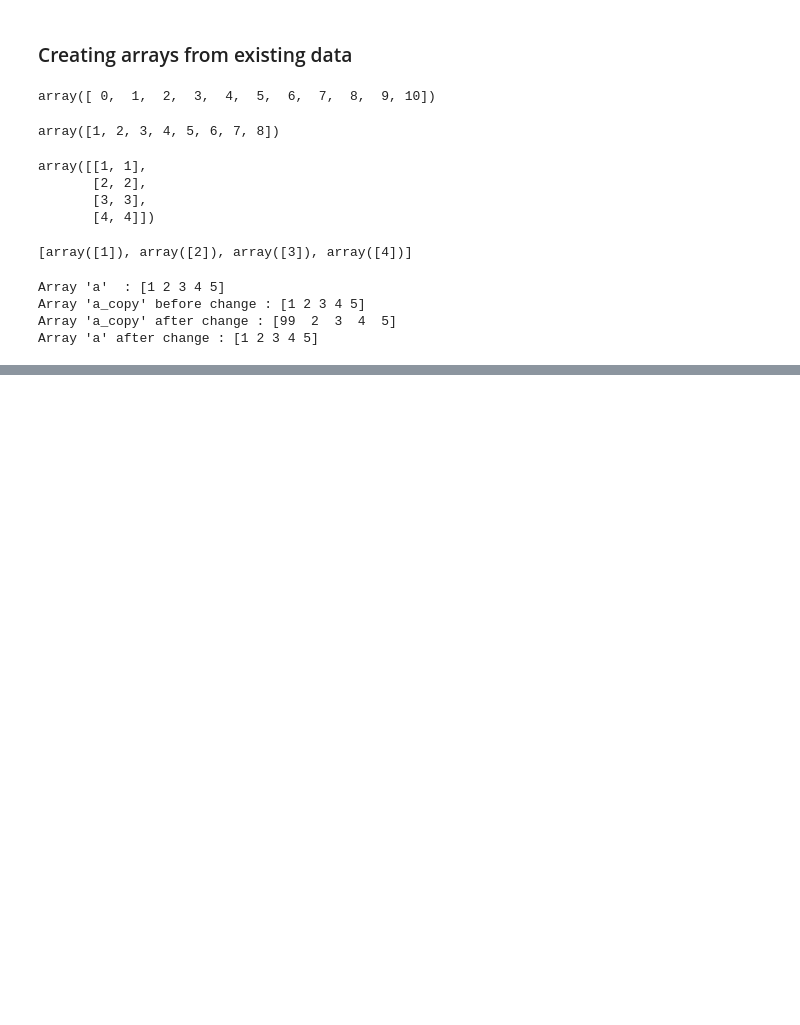
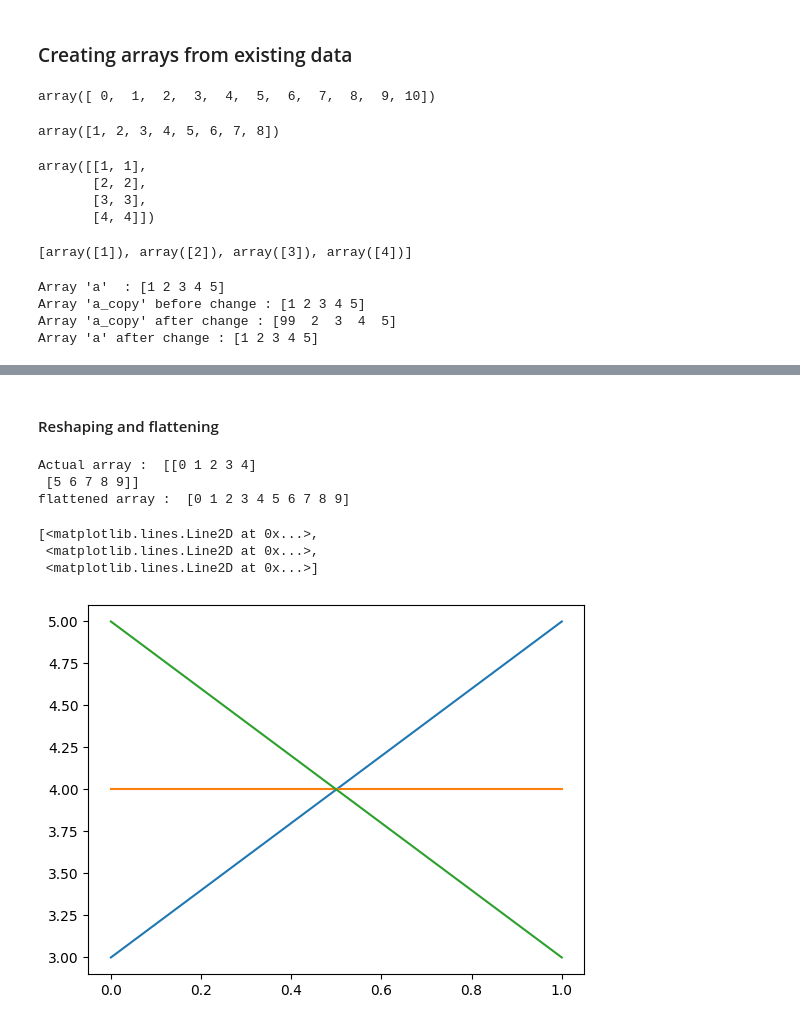
Before and after one commit to NihadHassan999/DSAlgo, a Jupyter notebook: numpy/numpy.ipynb, the cells around one changed output, grey strips where cells are left out. Saved outputs shown, nothing was run; the diff lists cells and outputs as text; code cells hidden in the pictures; blank space fills up the shorter version.

```diff
--- a/numpy/numpy.ipynb
+++ b/numpy/numpy.ipynb
@@ -256,0 +321,5 @@ Array 'a' after change : [1 2 3 4 5]
+# %%
+a = np.arange(6).reshape(2,3)
+print(a)
+a_transpose = np.transpose(a)
+print(f"Transpose of A : {a_transpose}")
@@ -256,0 +338,16 @@ Array 'a' after change : [1 2 3 4 5]
+# %%
+print(f"original array : {a}")
+reversed_arr = np.flip(a)
+print(f"Reversed array : {reversed_arr}")
+
+# reverse using axis
+reversed_arr_axis = np.flip(a, axis=0)
+print(f"Reversed array using axis : {reversed_arr_axis}")
+
+# reverse only second row
+a[1] = np.flip(a[1])
+print("second row", reversed_arr)
+
+# reverse only second column
+a[:, 1] = np.flip(a[:, 1])
+print("second column", reversed_arr)
@@ -256,0 +365,2 @@ Array 'a' after change : [1 2 3 4 5]
+# %% [markdown]
+#### Reshaping and flattening
@@ -256,0 +372,10 @@ Array 'a' after change : [1 2 3 4 5]
+# %%
+x = np.arange(10).reshape(2, 5)
+print("Actual array : ", x)
+
+flat_x = x.flatten()
+print("flattened array : ", flat_x)
+# %% [output]
+Actual array :  [[0 1 2 3 4]
+ [5 6 7 8 9]]
+flattened array :  [0 1 2 3 4 5 6 7 8 9]
@@ -256,0 +386,7 @@ Array 'a' after change : [1 2 3 4 5]
+# %%
+plt.plot(a)
+# %% [output]
+[<matplotlib.lines.Line2D at 0x...>,
+ <matplotlib.lines.Line2D at 0x...>,
+ <matplotlib.lines.Line2D at 0x...>]
+[figure, added]
```
Also changed, not shown: parts of 15 cells of this notebook.
